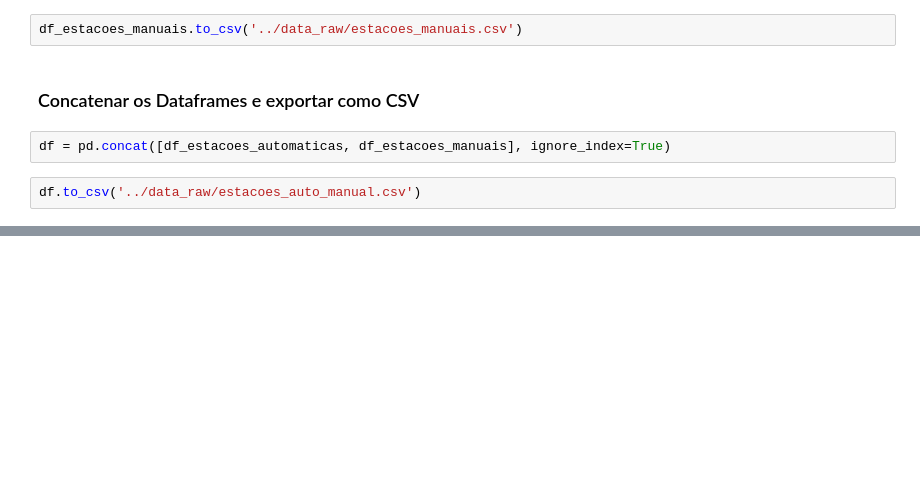
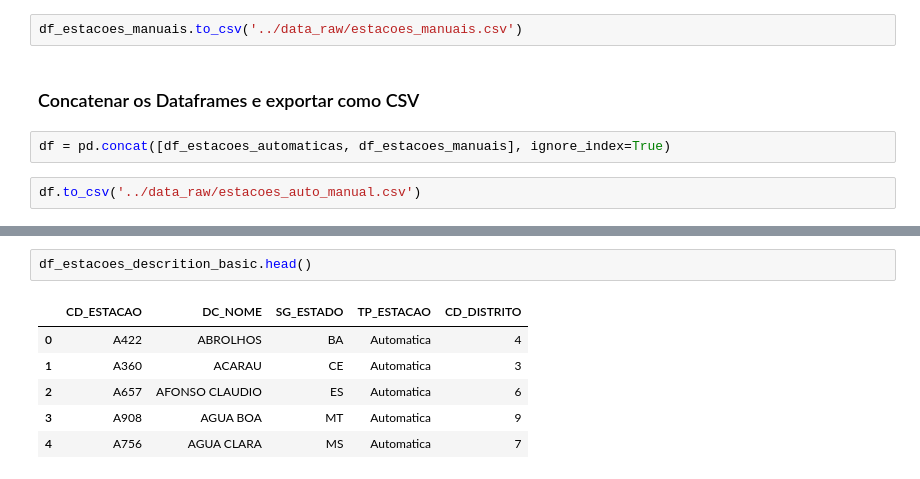
Before and after one commit to rodrigommar/sun-rad, a Jupyter notebook: notebooks/explorar_estacoes_T_M.ipynb, the cells around one changed output, grey strips where cells are left out. Drawn from its saved outputs; the diff is of its cells as text; blank space fills up the shorter version.

```diff
--- a/notebooks/explorar_estacoes_T_M.ipynb
+++ b/notebooks/explorar_estacoes_T_M.ipynb
@@ -144,0 +183,9 @@ df.to_csv('../data_raw/estacoes_auto_manual.csv')
+# %%
+df_estacoes_descrition_basic.head()
+# %% [output]
+|  | CD_ESTACAO | DC_NOME | SG_ESTADO | TP_ESTACAO | CD_DISTRITO |
+| 0 | A422 | ABROLHOS | BA | Automatica | 4 |
+| 1 | A360 | ACARAU | CE | Automatica | 3 |
+| 2 | A657 | AFONSO CLAUDIO | ES | Automatica | 6 |
+| 3 | A908 | AGUA BOA | MT | Automatica | 9 |
+| 4 | A756 | AGUA CLARA | MS | Automatica | 7 |
```
Also changed, not shown: parts of 11 cells of this notebook, 2 other files.
